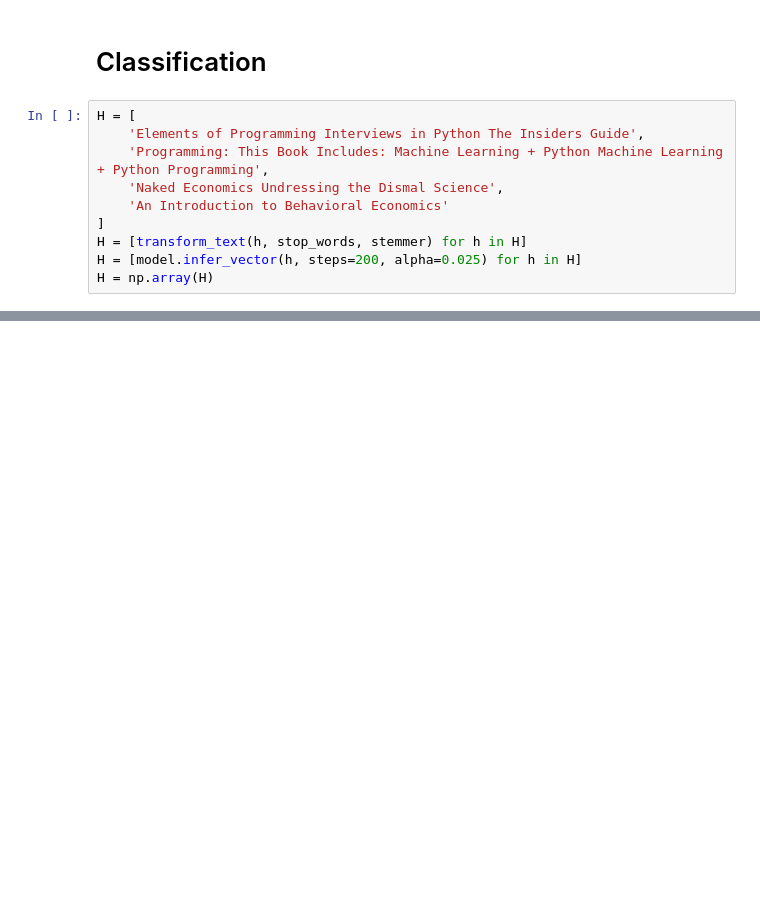
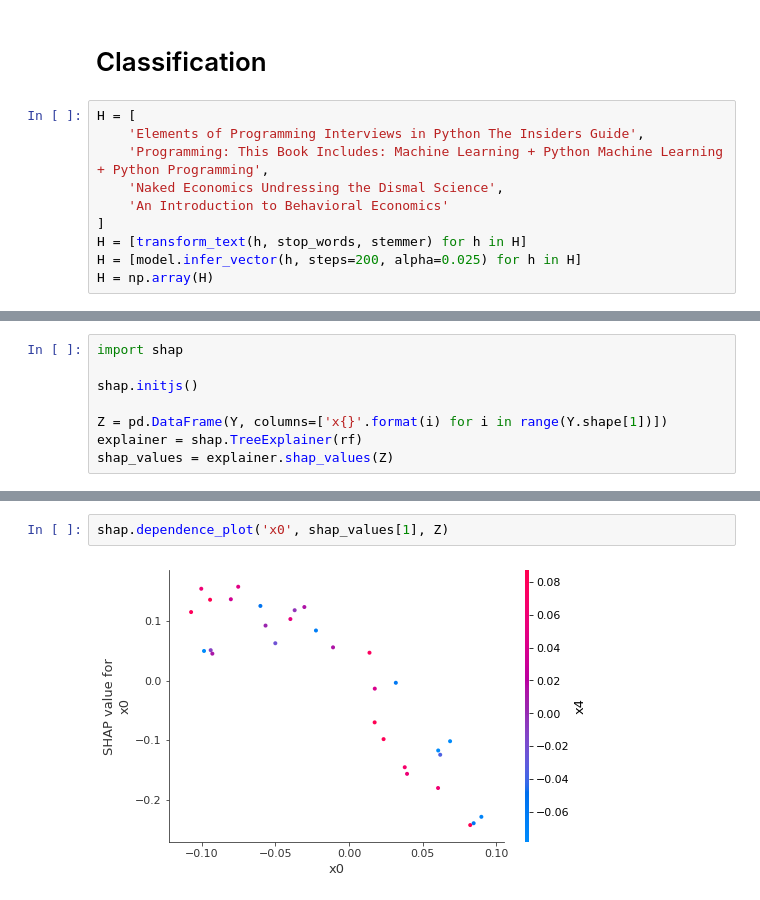
Before and after one commit to oneoffcoder/jupyter, a Jupyter notebook: data-science/_scratch.ipynb, the cells around one changed output, grey strips where cells are left out. Cells and saved outputs as stored; diff of their text form; blank space fills up the shorter version.

```diff
--- a/data-science/_scratch.ipynb
+++ b/data-science/_scratch.ipynb
@@ -248,0 +248,8 @@ array([[0.45, 0.55],
+# %%
+import shap
+
+shap.initjs()
+
+Z = pd.DataFrame(Y, columns=['x{}'.format(i) for i in range(Y.shape[1])])
+explainer = shap.TreeExplainer(rf)
+shap_values = explainer.shap_values(Z)
@@ -248,0 +274,4 @@ array([[0.45, 0.55],
+# %%
+shap.dependence_plot('x0', shap_values[1], Z)
+# %% [output]
+[figure, added]
```
Also changed, not shown: parts of 18 cells of this notebook.
